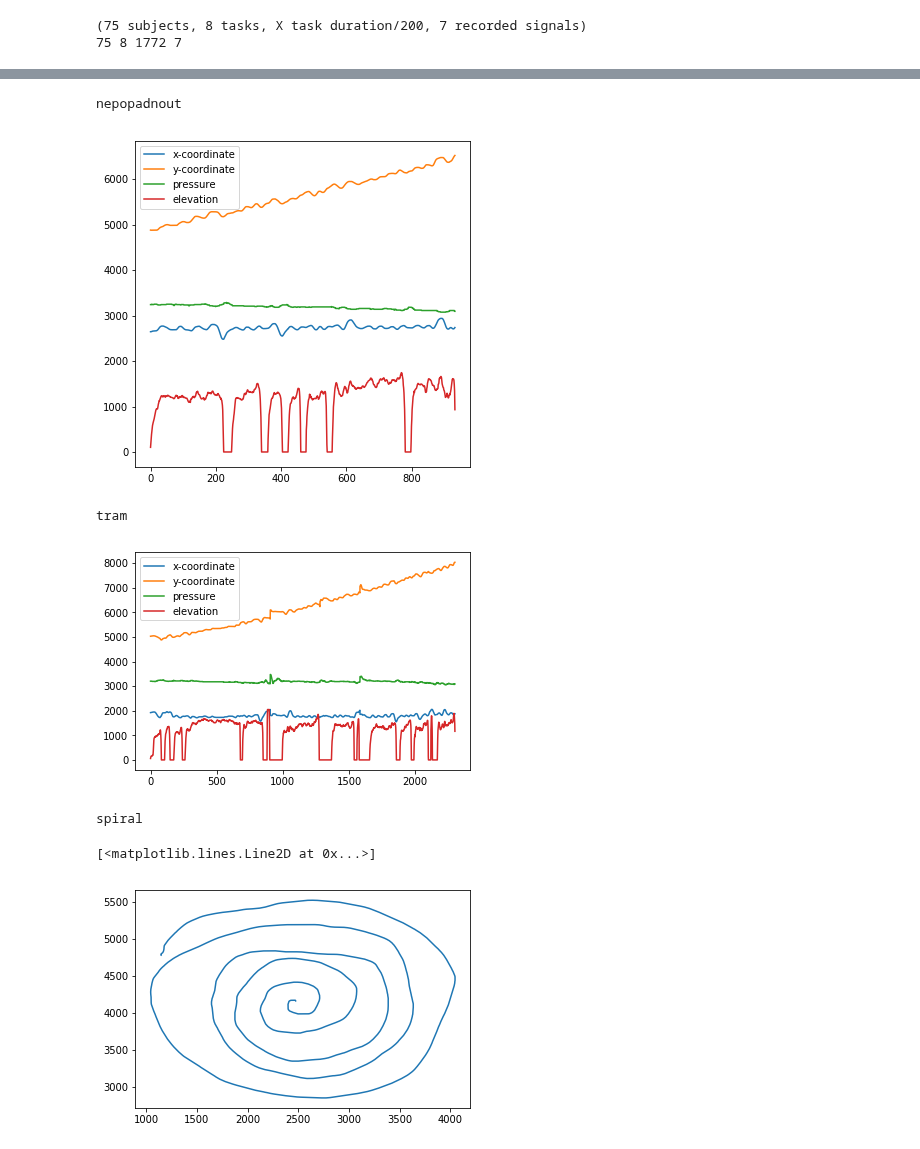
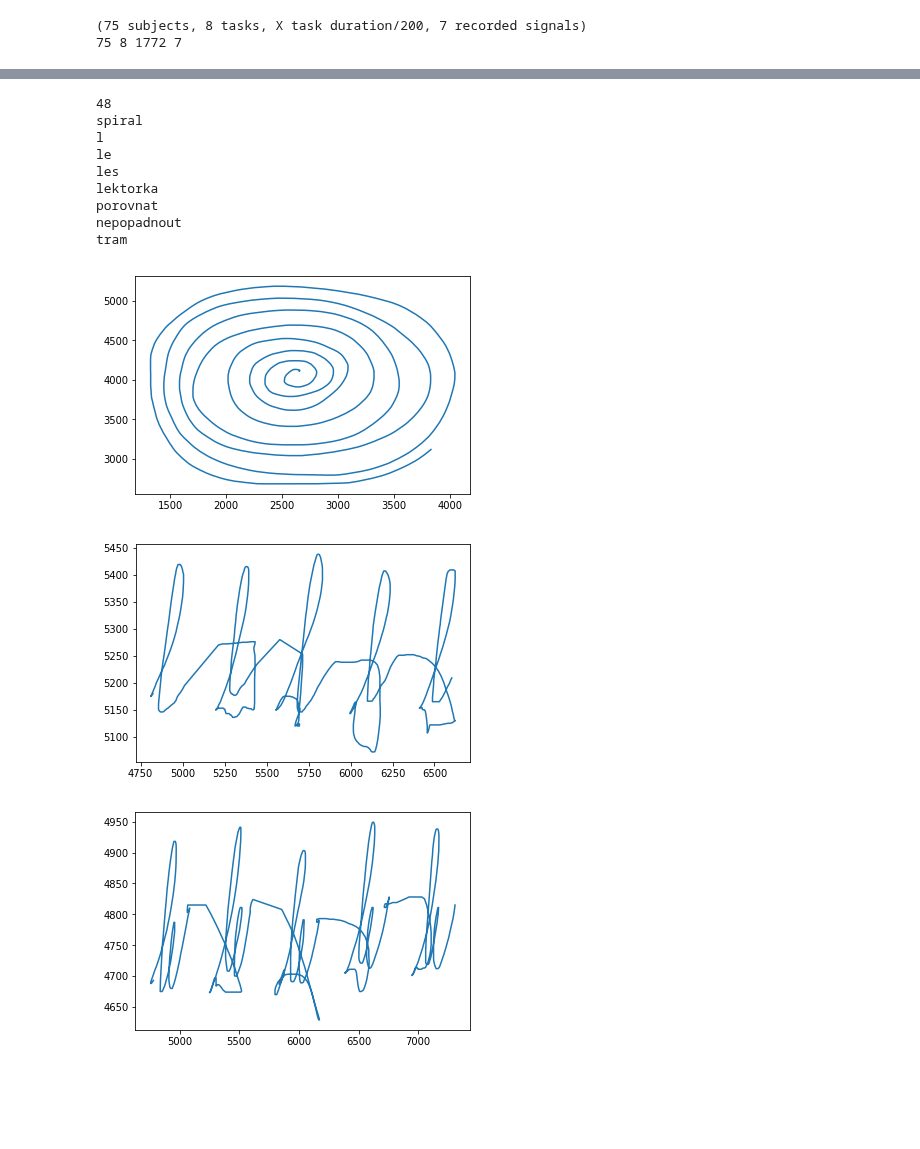
Before and after one commit to PaulLerner/deep_parkinson_handwriting, a Jupyter notebook: Main.ipynb, the cells around one changed output, grey strips where cells are left out. Saved outputs shown, nothing was run; the diff lists cells and outputs as text; code cells hidden in the pictures; blank space fills up the shorter version.

```diff
--- a/Main.ipynb
+++ b/Main.ipynb
@@ -30,3 +40,3 @@ folder_path.sort()
 # %%
-task_path=listdir(join(data_path,folder_path[0]))
+task_path=listdir(join(data_path,folder_path[46]))
 task_path.sort()
@@ -119,8 +98,0 @@ lektorka
-# %%
-j=5
-print(index2task[j])
-task=np.asarray(raw[0][j],dtype=int)
-plt.figure(figsize=(6,6))
-for i in [0,1,4,6]:
-    plt.plot(task[:,i],label=index2measure[i])
-    plt.legend()
@@ -130,30 +99,25 @@ porovnat
-# %%
-j=6
-print(index2task[j])
-task=np.asarray(raw[0][j],dtype=int)
-plt.figure(figsize=(6,6))
-for i in [0,1,4,6]:
-    plt.plot(task[:,i],label=index2measure[i])
-    plt.legend()
-# %% [output]
-nepopadnout
-[figure, removed]
-# %%
-j=7
-print(index2task[j])
-task=np.asarray(raw[0][j],dtype=int)
-for i in [0,1,4,6]:
-    plt.plot(task[:,i],label=index2measure[i])
-    plt.legend()
-# %% [output]
-tram
-[figure, removed]
 # %%
-j=0
-print(index2task[j])
-task=np.asarray(raw[0][j],dtype=int)
-plt.plot(task[:,1],task[:,0])
+%matplotlib inline
+subject_index=np.random.randint(0,len(labels))
+print(subject_index)
+for j in range(8):
+    print(index2task[j])
+    task=np.asarray(raw[subject_index][j],dtype=int)
+    if task.size!=0:
+        plt.figure()
+        plt.plot(task[:,1],task[:,0])
+    else:
+        print("Subject n° {} didn't perform {} task".format(subject_index,index2task[j]))
 # %% [output]
+48
 spiral
+l
+le
+les
+lektorka
+porovnat
+nepopadnout
+tram
-[<matplotlib.lines.Line2D at 0x...>]
-[figure, old version]
+[figure, new version]
+[figure, added]
+[figure, added]
```
Also changed, not shown: parts of 22 cells of this notebook.
